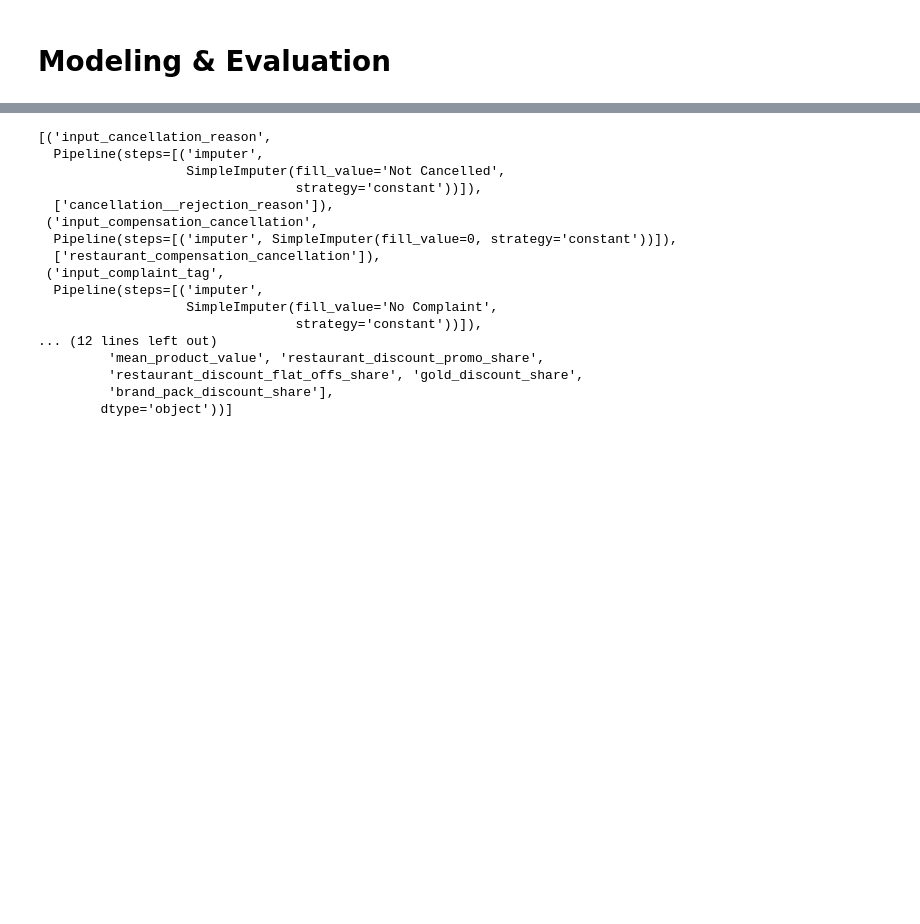
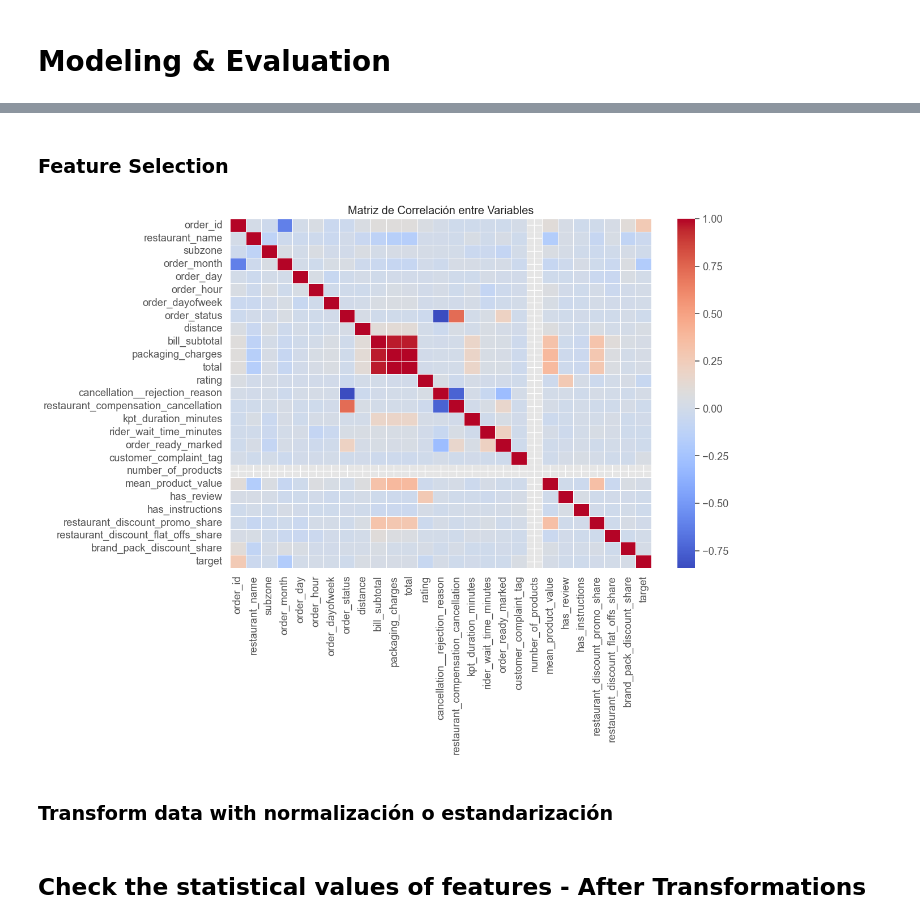
Before and after one commit to infante-manu/unav-data-cleaning-and-preparation, a Jupyter notebook: churn-prediction__alfaro-infante.ipynb, the cells around one changed output, grey strips where cells are left out. Saved outputs shown, nothing was run; the diff lists cells and outputs as text; code cells hidden in the pictures; blank space fills up the shorter version.

Commit message:
analytics checkpoint

```diff
--- a/churn-prediction__alfaro-infante.ipynb
+++ b/churn-prediction__alfaro-infante.ipynb
@@ -646,13 +654,16 @@ from sklearn.model_selection import train_test_split
 print("Delete Columns: ")
 print(delete_columns)
 
+df_metrics_wo_columns = df_metrics.drop(columns = delete_columns)
+
 train_df, test_df = train_test_split(
-    df_metrics.drop(columns = delete_columns),
+    df_metrics_wo_columns,
     test_size=0.2,
-    stratify = df['target'],
+    stratify = df_metrics_wo_columns['target'],
     random_state=42
     )
-train_df.head(10)
+print("Shape of the train and test data:")
+print(train_df.shape, test_df.shape)
 # %% [output]
 Delete Columns:
 ['gold_discount_share', 'restaurant_penalty_rejection', 'delivery']
@@ -671,3 +672,22 @@ Delete Columns:
+# %% [markdown]
+### Feature Selection
+# %%
+# Calcular la matriz de correlación
+correlation_matrix = train_df.corr()
+
+# Graficar la matriz de correlación
+plt.figure(figsize=(12, 8))
+sns.heatmap(correlation_matrix, annot=False, cmap="coolwarm", linewidths=0.5)
+
+# Título
+plt.title("Matriz de Correlación entre Variables")
+
+# Mostrar gráfico
+plt.show()
+# %% [output]
+[figure, added]
+# %% [markdown]
+### Transform data with normalización o estandarización
 # %%
 from sklearn.preprocessing import MinMaxScaler
 
@@ -676,33 +696,28 @@ scaler = Pipeline(steps=[
     ('scaler', MinMaxScaler())
 ])
 
-preprocessor = preprocessor_inputers.transformers + [
-    ('scaler', scaler, df.numeric_features.columns)
-    ]
+# ---- Combine Transformers ----
+preprocessor = ColumnTransformer(
+    [('scaler', scaler, df.numeric_features.columns)]
+)
+
+# Apply the transformation to the train and test dataframes
+# Apply first the inputers
+X_processed_train = preprocessor_inputers.fit_transform(train_df)
+input_columns = ["__".join(col.split("__")[1:]) for col in ColumnTransformer.get_feature_names_out(preprocessor_inputers)]
+train_df[input_columns] = pd.DataFrame(X_processed_train, columns = input_columns, index = train_df.index)
+
+# Apply then the scalers
+X_processed_train = preprocessor.fit_transform(train_df)
+scalar_columns = ["__".join(col.split("__")[1:]) for col in ColumnTransformer.get_feature_names_out(preprocessor)]
+train_df[scalar_columns] = pd.DataFrame(X_processed_train, columns = scalar_columns, index = train_df.index)
+train_df[scalar_columns] = train_df[scalar_columns].astype(df_metrics[scalar_columns].dtypes.to_dict())
 
 
-# Apply the transformation to the train and test dataframes
-X_processed_train = preprocessor.fit_transform(train_df)
-columns = ["__".join(col.split("__")[1:]) for col in ColumnTransformer.get_feature_names_out(preprocessor)]
-train_df[columns] = X_processed_train
-
+# Apply first the inputers
+X_processed_test = preprocessor_inputers.fit_transform(test_df)
+test_df[input_columns] = pd.DataFrame(X_processed_test, columns = input_columns, index = test_df.index)
+# Apply then the scalers
 X_processed_test = preprocessor.transform(test_df)
-test_df[columns] = X_processed_test
+test_df[scalar_columns] = pd.DataFrame(X_processed_test, columns = scalar_columns, index = test_df.index)
+test_df[scalar_columns] = test_df[scalar_columns].astype(df_metrics[scalar_columns].dtypes.to_dict())
-# %% [output]
-[('input_cancellation_reason',
-  Pipeline(steps=[('imputer',
-                   SimpleImputer(fill_value='Not Cancelled',
-                                 strategy='constant'))]),
-  ['cancellation__rejection_reason']),
- ('input_compensation_cancellation',
-  Pipeline(steps=[('imputer', SimpleImputer(fill_value=0, strategy='constant'))]),
-  ['restaurant_compensation_cancellation']),
- ('input_complaint_tag',
-  Pipeline(steps=[('imputer',
-                   SimpleImputer(fill_value='No Complaint',
-                                 strategy='constant'))]),
-... (12 lines left out)
-         'mean_product_value', 'restaurant_discount_promo_share',
-         'restaurant_discount_flat_offs_share', 'gold_discount_share',
-         'brand_pack_discount_share'],
-        dtype='object'))]
@@ -721,0 +724,2 @@ test_df[columns] = X_processed
+# %% [markdown]
+## Check the statistical values of features - After Transformations
```
Also changed, not shown: parts of 25 cells of this notebook, 1 other file.
